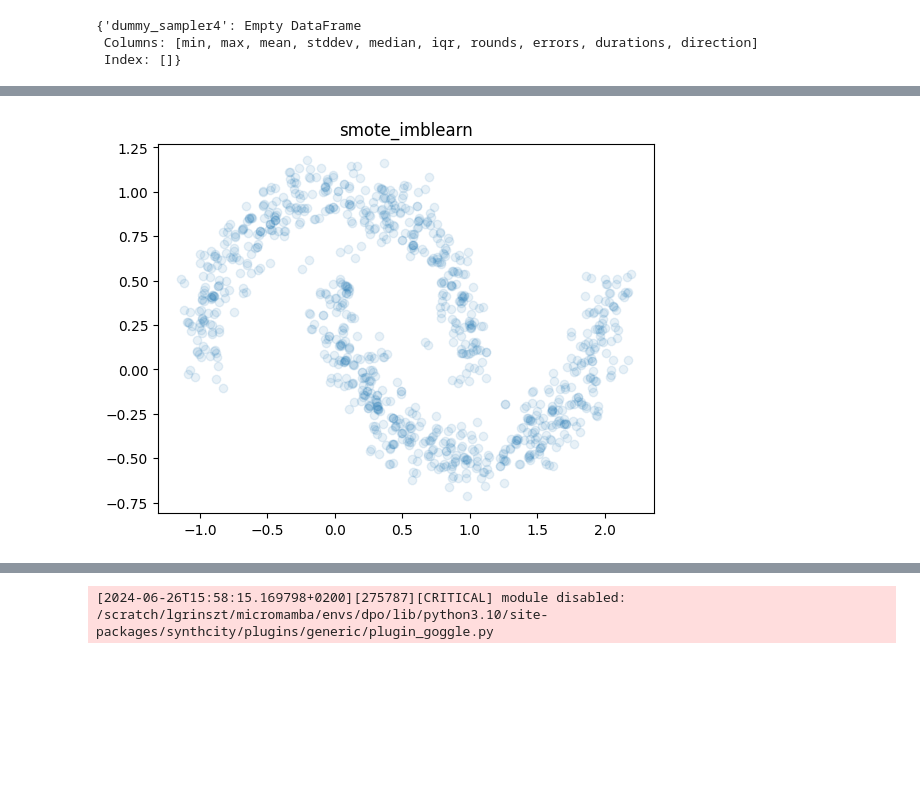
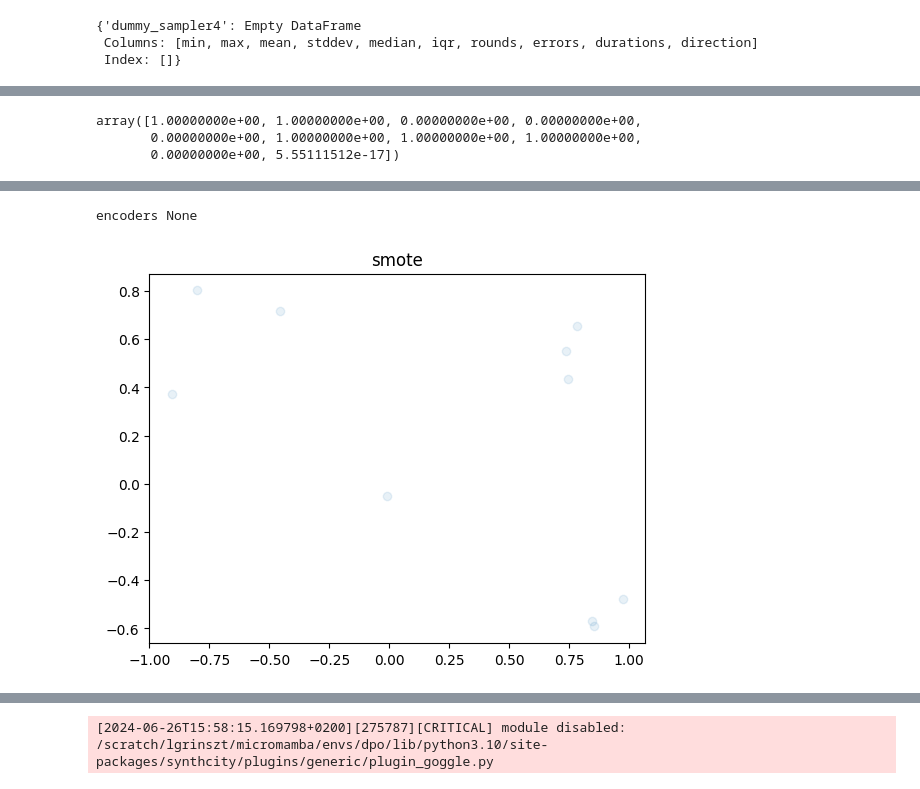
Before and after one commit to LeoGrin/differentiable_tabpfn, a Jupyter notebook: synthcity_test.ipynb, the cells around one changed output, grey strips where cells are left out. Drawn from its saved outputs; the diff is of its cells as text; code cells hidden in the pictures; blank space fills up the shorter version.

```diff
--- a/synthcity_test.ipynb
+++ b/synthcity_test.ipynb
@@ -137,10 +137,12 @@ from synthcity.plugins.core.dataloader import GenericDataLoader
 
 #X, y = load_diabetes(return_X_y=True, as_frame=True)
 #X["target"] = y
-X = make_moons(n_samples=8_000, noise=0.1)[0]
+X, y = make_moons(n_samples=512, noise=0.1)
 
 # make into a pandas dataframe
 X = pd.DataFrame(X, columns=["x1", "x2"])
+# add target
+X["target"] = y
 
 loader = GenericDataLoader(X)
 
@@ -162,0 +201,17 @@ X_fake = forest_model.generate(batch_size=X.shape[0]) # last variable will be th
+# %%
+from synthcity_addons import generators
+import matplotlib.pyplot as plt
+from synthcity.plugins import Plugins
+methods = ["tabpfn_points_performance"]
+for method in methods:
+    syn_model = Plugins().get(method, n_points_to_create=10,
+                              initialization_strategy="smote", lr=0.0, n_batches=1, device="cpu")
+    syn_model.fit(loader)
+
+false_data = syn_model.sample(10)
+plt.scatter(X.iloc[:, 0], X.iloc[:, 1], alpha=0.1, c=X.iloc[:, 2])
+# red border for false points
+plt.scatter(false_data[:, 0], false_data[:, 1], alpha=0.1, c=false_data[:, 2], s=200,
+             edgecolor='red', linewidth=2.0)
+plt.title(method)
+plt.show()
@@ -162,0 +226,16 @@ X_fake = forest_model.generate(batch_size=X.shape[0]) # last variable will be th
+# %%
+from synthcity_addons import generators
+import matplotlib.pyplot as plt
+from synthcity.plugins import Plugins
+methods = ["kmeans"]
+for method in methods:
+    syn_model = Plugins().get(method, n_points_to_create=10, separate_target=True)
+    syn_model.fit(loader)
+
+false_data = syn_model.sample(10)
+#plt.scatter(X.iloc[:, 0], X.iloc[:, 1], alpha=0.1, c=X.iloc[:, 2])
+# red border for false points
+plt.scatter(false_data[:, 0], false_data[:, 1], alpha=0.1, c=false_data[:, 2], s=200,
+             edgecolor='red', linewidth=2.0)
+plt.title(method)
+plt.show()
@@ -163,14 +248,20 @@ X_fake = forest_model.generate(batch_size=X.shape[0]) # last variable will be th
+# %%
+false_data[:, 2]
+# %% [output]
+array([1.00000000e+00, 1.00000000e+00, 0.00000000e+00, 0.00000000e+00,
+       0.00000000e+00, 1.00000000e+00, 1.00000000e+00, 1.00000000e+00,
+       0.00000000e+00, 5.55111512e-17])
 # %%
 from synthcity_addons import generators
 import matplotlib.pyplot as plt
 from synthcity.plugins import Plugins
-methods = ["smote_imblearn"]
+methods = ["smote"]
 for method in methods:
     syn_model = Plugins().get(method)
     syn_model.fit(loader)
 
-false_data = syn_model.sample(1000)
-plt.scatter(false_data[:, 0], false_data[:, 1], alpha=0.1)
+false_data = syn_model.sample(10)
+plt.scatter(false_data[:, 0], false_data[:, 1], alpha=0.1)#, c=false_data[:, 2])
 plt.title(method)
 plt.show()
 # %% [output]
@@ -178,4 +269,5 @@ plt.show()
+encoders None
-[figure, old version]
+[figure, new version]
 # %%
 from synthcity_addons import generators
 import matplotlib.pyplot as plt
```
Also changed, not shown: parts of 7 cells of this notebook, 15 other files.
